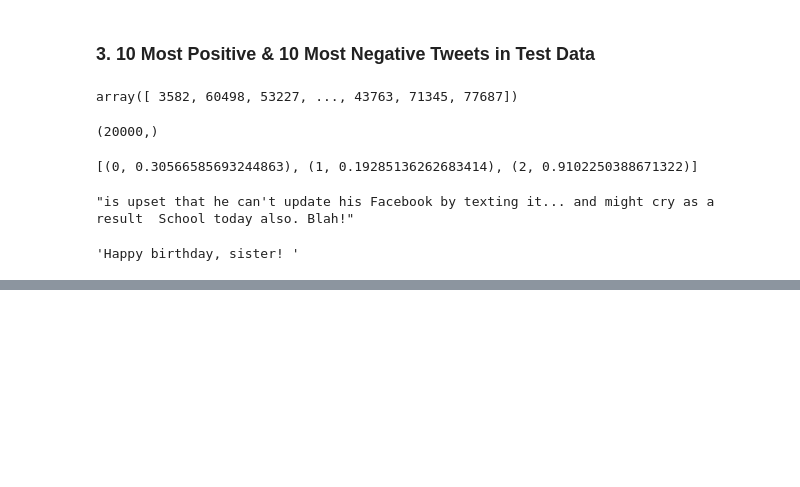
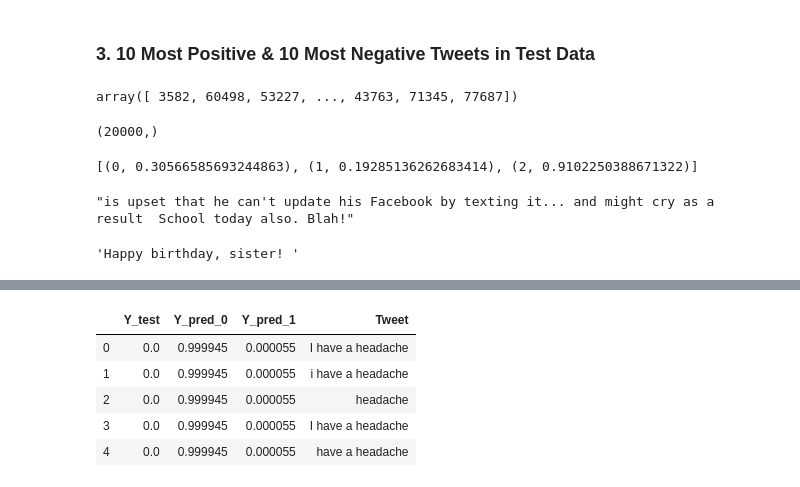
Before and after one commit to 92612ShiyuQiu/Twitter-Sentiment-Analysis, a Jupyter notebook: project.ipynb, the cells around one changed output, grey strips where cells are left out. Saved outputs shown, nothing was run; the diff lists cells and outputs as text; code cells hidden in the pictures; blank space fills up the shorter version.

```diff
--- a/project.ipynb
+++ b/project.ipynb
@@ -331,0 +313,15 @@ top100_neg_tweets
+# %%
+top100_neg_tweets = []
+top100_neg_tweets_Y = []
+top100_neg_pred_0 = []
+top100_neg_pred_1 = []
+
+for i in top100_neg_index:
+    top100_neg_tweets.append(X[i])
+    top100_neg_tweets_Y.append(Y[i])
+
+# 100 most negative tweets (most negative -> less)
+for i in range(100):
+    print(int(top100_neg_tweets_Y[i]), 1-top100_negative[i][1], top100_neg_tweets[i])
+    top100_neg_pred_0.append(1-top100_negative[i][1])
+    top100_neg_pred_1.append(top100_negative[i][1])
@@ -331,0 +370,11 @@ top100_neg_tweets
+# %%
+neg = {'Y_test': top100_neg_tweets_Y, 'Y_pred_0': top100_neg_pred_0, 'Y_pred_1': top100_neg_pred_1, 'Tweet': top100_neg_tweets}
+df_neg = pd.DataFrame(data=neg)
+df_neg.head()
+# %% [output]
+|  | Y_test | Y_pred_0 | Y_pred_1 | Tweet |
+| 0 | 0.0 | 0.999945 | 0.000055 | I have a headache |
+| 1 | 0.0 | 0.999945 | 0.000055 | i have a headache |
+| 2 | 0.0 | 0.999945 | 0.000055 | headache |
+| 3 | 0.0 | 0.999945 | 0.000055 | I have a headache |
+| 4 | 0.0 | 0.999945 | 0.000055 | have a headache |
```
Also changed, not shown: parts of 7 cells of this notebook, 2 other files.
